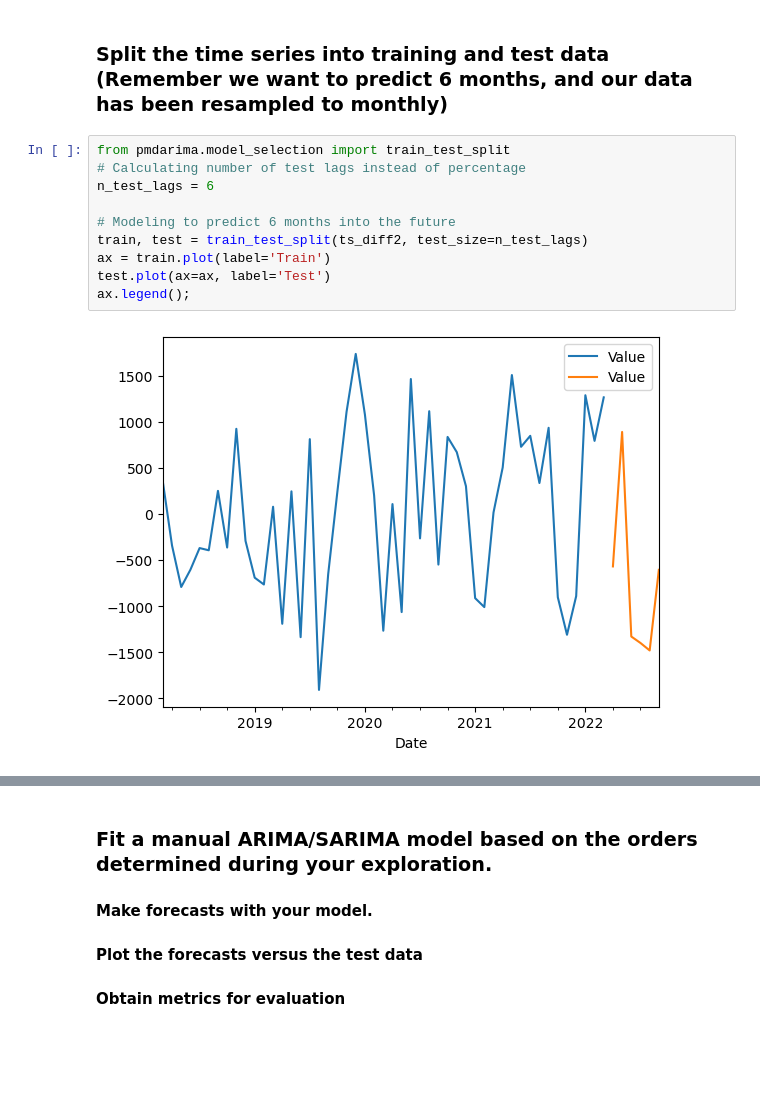
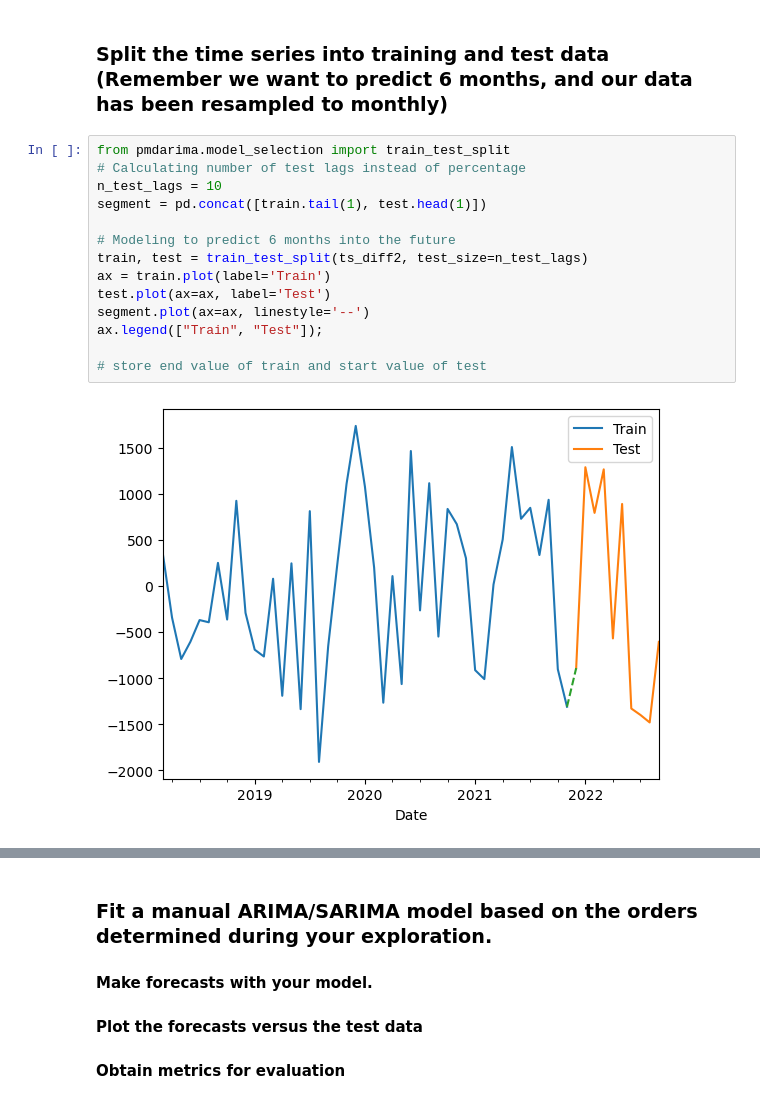
Before and after one commit to EhLeeOod/time-series, a Jupyter notebook: core-gridsearch-sarima.ipynb, the cells around one changed output, grey strips where cells are left out. Saved outputs shown, nothing was run; the diff lists cells and outputs as text; blank space fills up the shorter version.

Commit message:
connect train and test on viz

```diff
--- a/core-gridsearch-sarima.ipynb
+++ b/core-gridsearch-sarima.ipynb
@@ -456,12 +456,16 @@ get_adfuller_results(ts_diff2)
 # %%
 from pmdarima.model_selection import train_test_split
 # Calculating number of test lags instead of percentage
-n_test_lags = 6
+n_test_lags = 10
+segment = pd.concat([train.tail(1), test.head(1)])
 
 # Modeling to predict 6 months into the future
 train, test = train_test_split(ts_diff2, test_size=n_test_lags)
 ax = train.plot(label='Train')
 test.plot(ax=ax, label='Test')
-ax.legend();
+segment.plot(ax=ax, linestyle='--')
+ax.legend(["Train", "Test"]);
+
+# store end value of train and start value of test
 # %% [output]
-[figure, old version]
+[figure, new version]
```
Also changed, not shown: parts of 2 cells of this notebook, 1 other file.
